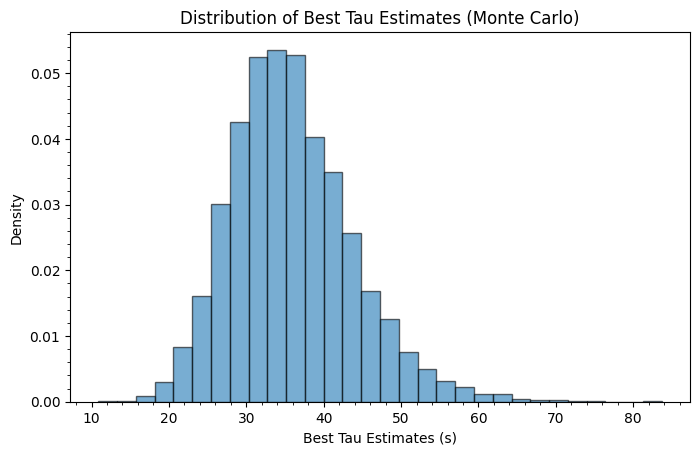
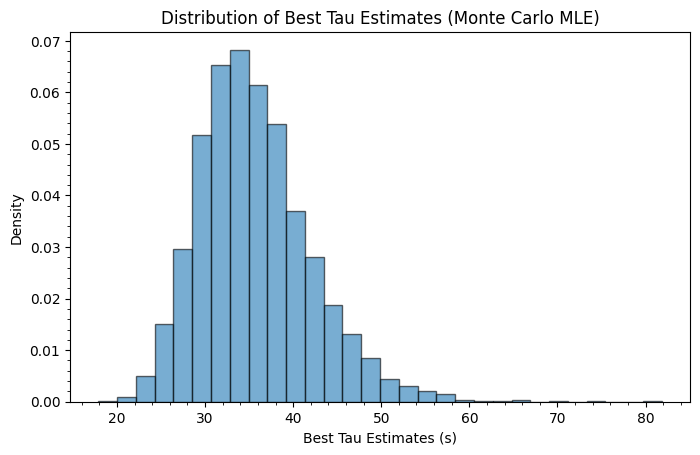
Code edit (unified diff) that turned the first committed figure into the second:
--- before
+++ after
@@ -2,23 +2,30 @@
 n_events = len(t_data)
 true_tau = 35.0
-best_tau_estimates = []
+best_tau_estimates_mle = []
 
+from scipy.optimize import minimize_scalar
 
+# Simulate truncated exponential data and fit tau by maximizing the raw-data likelihood
 for i in range(N_datasets):
-    sim = np.random.exponential(scale=true_tau, size=n_events) # creates the simulated dataset
-    hist, edges = np.histogram(sim, bins=20, range=(0, T_obs), density=True)
-    centers = 0.5 * (edges[:-1] + edges[1:])
-    popt, pcov = curve_fit(exp_pdf, centers, hist, p0=[35.0]) # fits for tau
-    best_tau_estimates.append(popt[0])
+    # sample from exp_pdf using its CDF and np.interp
+    t_grid = np.linspace(0, T_obs, 5000)
+    pdf_vals = exp_pdf(t_grid, true_tau)
+    cdf = np.cumsum(pdf_vals)
+    cdf /= cdf[-1]
+    u = np.random.uniform(0.0, 1.0, size=n_events)
+    sim = np.interp(u, cdf, t_grid)
+
+    result = minimize_scalar(lambda tau: -log_likelihood(tau, time=sim), bounds=(1e-6, 500.0), method='bounded')
+    best_tau_estimates_mle.append(result.x)
 
 # Plot distribution of taus
-plt.hist(best_tau_estimates, bins=30, density=True, alpha=0.6, edgecolor='black')
+plt.hist(best_tau_estimates_mle, bins=30, density=True, alpha=0.6, edgecolor='black')
 plt.xlabel('Best Tau Estimates (s)')
 plt.ylabel('Density')
-plt.title('Distribution of Best Tau Estimates (Monte Carlo)')
+plt.title('Distribution of Best Tau Estimates (Monte Carlo MLE)')
 plt.show()
 
-lower, upper = np.percentile(best_tau_estimates, [16, 84])
-median = np.median(best_tau_estimates)
+lower, upper = np.percentile(best_tau_estimates_mle, [16, 84])
+median = np.median(best_tau_estimates_mle)
 print(f"Recovered tau: median={median:.2f} s, 68% interval = [{lower:.2f}, {upper:.2f}] s")
 print('The true tau = 35 s lies inside the empirical 68% interval.')

Commit: HW2 fully done, FP done but need to make the code nicer